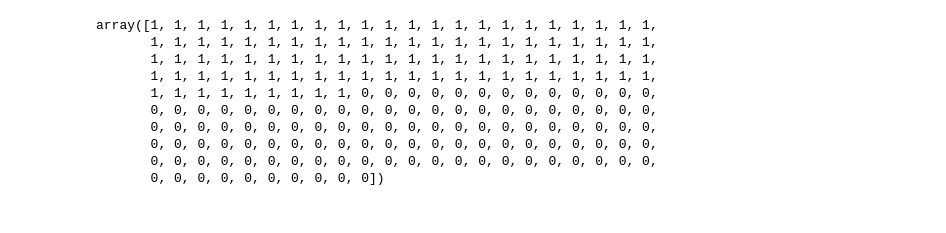
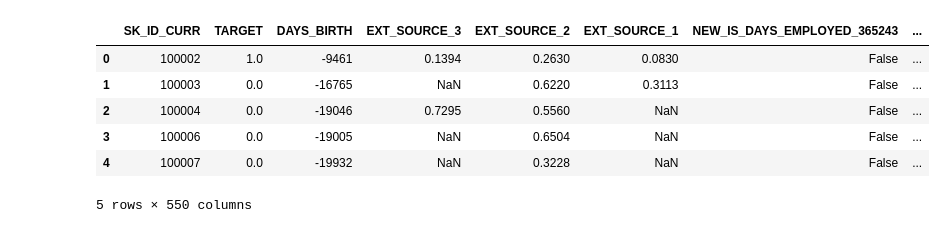
Before and after one commit to bhaskar-c/kaggle-home-credit, a Jupyter notebook: ipynbs/deeplearning.ipynb, the cells around one changed output. Drawn from its saved outputs; the diff is of its cells as text; code cells hidden in the pictures.

Commit message:
partly working nn with train data

```diff
--- a/ipynbs/deeplearning.ipynb
+++ b/ipynbs/deeplearning.ipynb
@@ -31,13 +0,0 @@ encoded_Y = encoder.transform(Y)
-# %%
-encoded_Y
-# %% [output]
-array([1, 1, 1, 1, 1, 1, 1, 1, 1, 1, 1, 1, 1, 1, 1, 1, 1, 1, 1, 1, 1, 1,
-       1, 1, 1, 1, 1, 1, 1, 1, 1, 1, 1, 1, 1, 1, 1, 1, 1, 1, 1, 1, 1, 1,
-       1, 1, 1, 1, 1, 1, 1, 1, 1, 1, 1, 1, 1, 1, 1, 1, 1, 1, 1, 1, 1, 1,
-       1, 1, 1, 1, 1, 1, 1, 1, 1, 1, 1, 1, 1, 1, 1, 1, 1, 1, 1, 1, 1, 1,
-       1, 1, 1, 1, 1, 1, 1, 1, 1, 0, 0, 0, 0, 0, 0, 0, 0, 0, 0, 0, 0, 0,
-       0, 0, 0, 0, 0, 0, 0, 0, 0, 0, 0, 0, 0, 0, 0, 0, 0, 0, 0, 0, 0, 0,
-       0, 0, 0, 0, 0, 0, 0, 0, 0, 0, 0, 0, 0, 0, 0, 0, 0, 0, 0, 0, 0, 0,
-       0, 0, 0, 0, 0, 0, 0, 0, 0, 0, 0, 0, 0, 0, 0, 0, 0, 0, 0, 0, 0, 0,
-       0, 0, 0, 0, 0, 0, 0, 0, 0, 0, 0, 0, 0, 0, 0, 0, 0, 0, 0, 0, 0, 0,
-       0, 0, 0, 0, 0, 0, 0, 0, 0, 0])
@@ -43,0 +43,13 @@ array([1, 1, 1, 1, 1, 1, 1, 1, 1, 1, 1, 1, 1, 1, 1, 1, 1, 1, 1, 1, 1, 1,
+# %%
+# load dataset
+train_df = read_csv_data('shiv_train', debug=True)
+# %%
+train_df.head()
+# %% [output]
+|  | SK_ID_CURR | TARGET | DAYS_BIRTH | EXT_SOURCE_3 | EXT_SOURCE_2 | EXT_SOURCE_1 | NEW_IS_DAYS_EMPLOYED_365243 | ... |
+| 0 | 100002 | 1.0 | -9461 | 0.1394 | 0.2630 | 0.0830 | False | ... |
+| 1 | 100003 | 0.0 | -16765 | NaN | 0.6220 | 0.3113 | False | ... |
+| 2 | 100004 | 0.0 | -19046 | 0.7295 | 0.5560 | NaN | False | ... |
+| 3 | 100006 | 0.0 | -19005 | NaN | 0.6504 | NaN | False | ... |
+| 4 | 100007 | 0.0 | -19932 | NaN | 0.3228 | NaN | False | ... |
+5 rows × 550 columns
```
Also changed, not shown: parts of 11 cells of this notebook, 3 other files.
